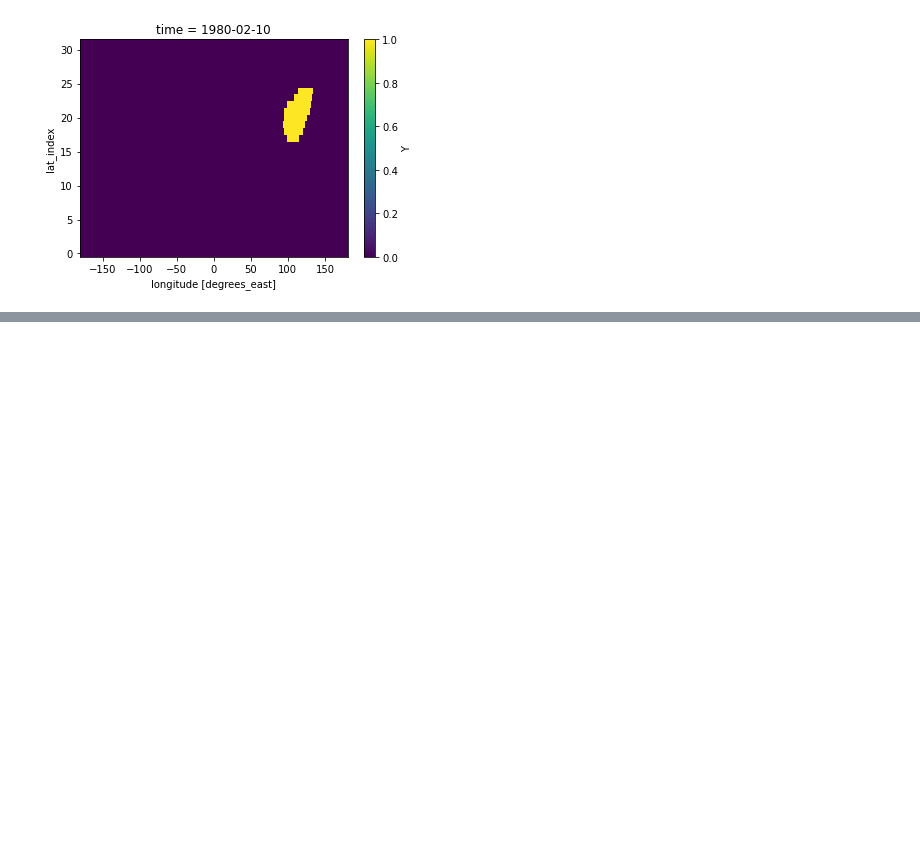
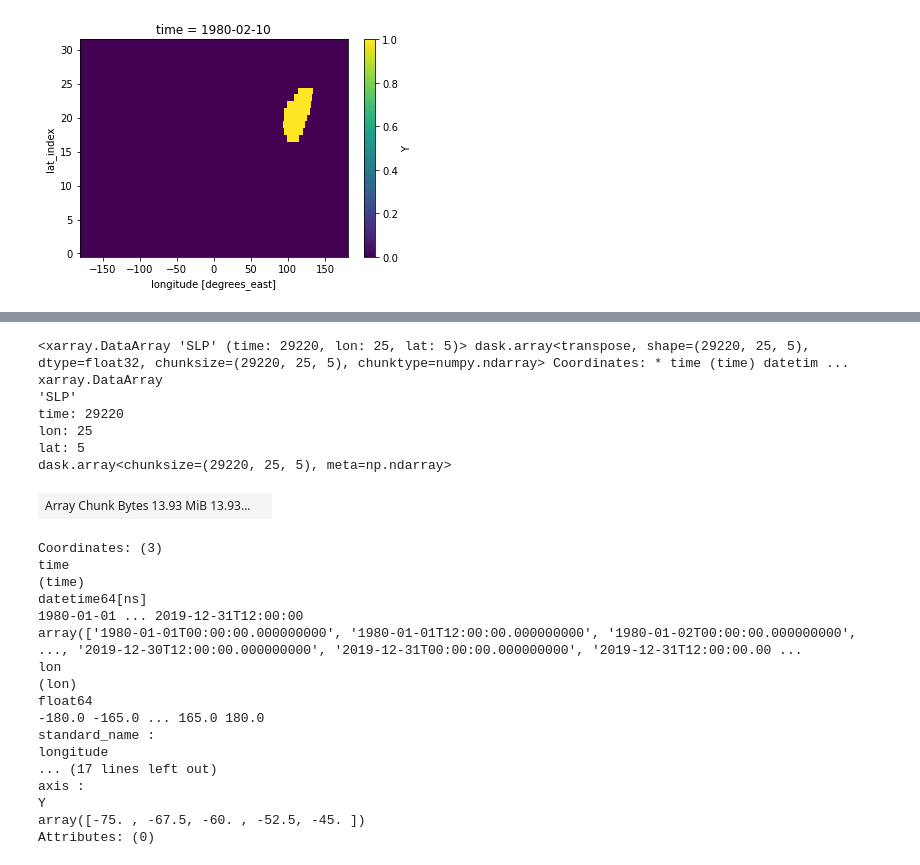
Before and after one commit to rlbaiman/AntarcticAR_ML, a Jupyter notebook: Make_Y_data/Make_CNN_Y_data.ipynb, the cells around one changed output, grey strips where cells are left out. Saved outputs shown, nothing was run; the diff lists cells and outputs as text; code cells hidden in the pictures; blank space fills up the shorter version.

```diff
--- a/Make_Y_data/Make_CNN_Y_data.ipynb
+++ b/Make_Y_data/Make_CNN_Y_data.ipynb
@@ -80,0 +133,31 @@ Y_data =
+# %%
+
+fp = '/pl/active/ATOC_SynopticMet/data/ar_data/Research3/Data/coarse_variable_data_files/'
+SLP = xr.open_mfdataset(fp+'SLP').SLP.squeeze().transpose('time', 'lon','lat')
+SLP
+# %% [output]
+<xarray.DataArray 'SLP' (time: 29220, lon: 25, lat: 5)> dask.array<transpose, shape=(29220, 25, 5), dtype=float32, chunksize=(29220, 25, 5), chunktype=numpy.ndarray> Coordinates: * time (time) datetim ...
+xarray.DataArray
+'SLP'
+time: 29220
+lon: 25
+lat: 5
+dask.array<chunksize=(29220, 25, 5), meta=np.ndarray>
+| Array Chunk Bytes 13.93 MiB 13.93... |  |
+Coordinates: (3)
+time
+(time)
+datetime64[ns]
+1980-01-01 ... 2019-12-31T12:00:00
+array(['1980-01-01T00:00:00.000000000', '1980-01-01T12:00:00.000000000', '1980-01-02T00:00:00.000000000', ..., '2019-12-30T12:00:00.000000000', '2019-12-31T00:00:00.000000000', '2019-12-31T12:00:00.00 ...
+lon
+(lon)
+float64
+-180.0 -165.0 ... 165.0 180.0
+standard_name :
+longitude
+... (17 lines left out)
+axis :
+Y
+array([-75. , -67.5, -60. , -52.5, -45. ])
+Attributes: (0)
```
Also changed, not shown: parts of 15 cells of this notebook, 7 other files.
